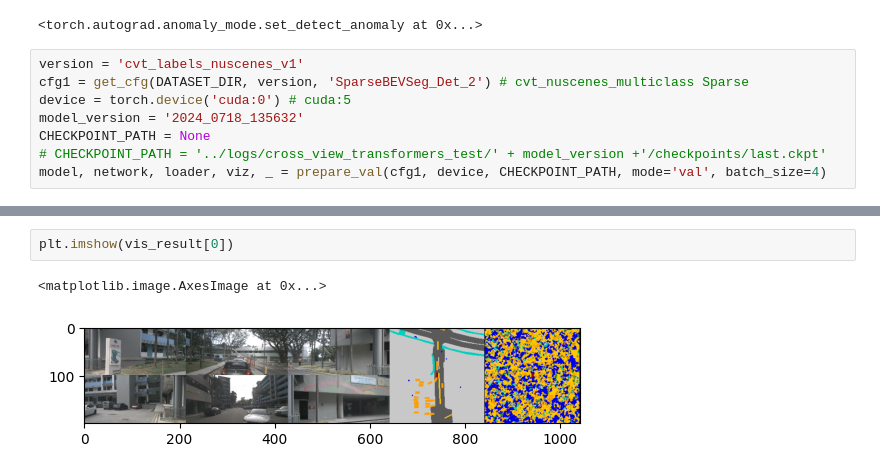
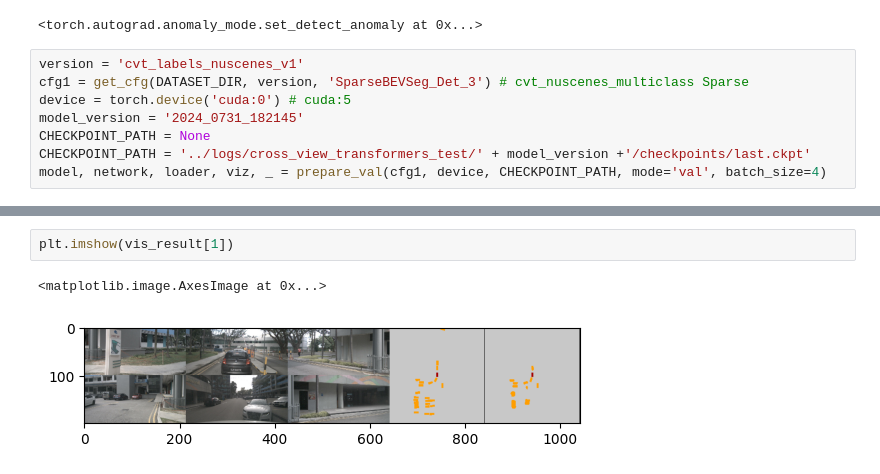
Before and after one commit to nargoo0328/cross_view_transformers, a Jupyter notebook: scripts/test_bug.ipynb, the cells around one changed output, grey strips where cells are left out. Drawn from its saved outputs; the diff is of its cells as text.

```diff
--- a/scripts/test_bug.ipynb
+++ b/scripts/test_bug.ipynb
@@ -19,11 +19,11 @@ torch.autograd.set_detect_anomaly(True)
 <torch.autograd.anomaly_mode.set_detect_anomaly at 0x...>
 # %%
 version = 'cvt_labels_nuscenes_v1'
-cfg1 = get_cfg(DATASET_DIR, version, 'SparseBEVSeg_Det_2') # cvt_nuscenes_multiclass Sparse
+cfg1 = get_cfg(DATASET_DIR, version, 'SparseBEVSeg_Det_3') # cvt_nuscenes_multiclass Sparse
 device = torch.device('cuda:0') # cuda:5
-model_version = '2024_0718_135632'
+model_version = '2024_0731_182145'
 CHECKPOINT_PATH = None
-# CHECKPOINT_PATH = '../logs/cross_view_transformers_test/' + model_version +'/checkpoints/last.ckpt'
+CHECKPOINT_PATH = '../logs/cross_view_transformers_test/' + model_version +'/checkpoints/last.ckpt'
 model, network, loader, viz, _ = prepare_val(cfg1, device, CHECKPOINT_PATH, mode='val', batch_size=4)
 # %% [output]
 The version_base parameter is not specified.
@@ -87,8 +150,8 @@ model.metrics.update(pred,batch)
 # %%
-plt.imshow(vis_result[0])
+plt.imshow(vis_result[1])
 # %% [output]
 <matplotlib.image.AxesImage at 0x...>
-[figure, old version]
+[figure, new version]
 # %%
 for name, param in model.named_parameters():
     if param.requires_grad and param.grad is None:
```
Also changed, not shown: parts of 6 cells of this notebook, 15 other files.
